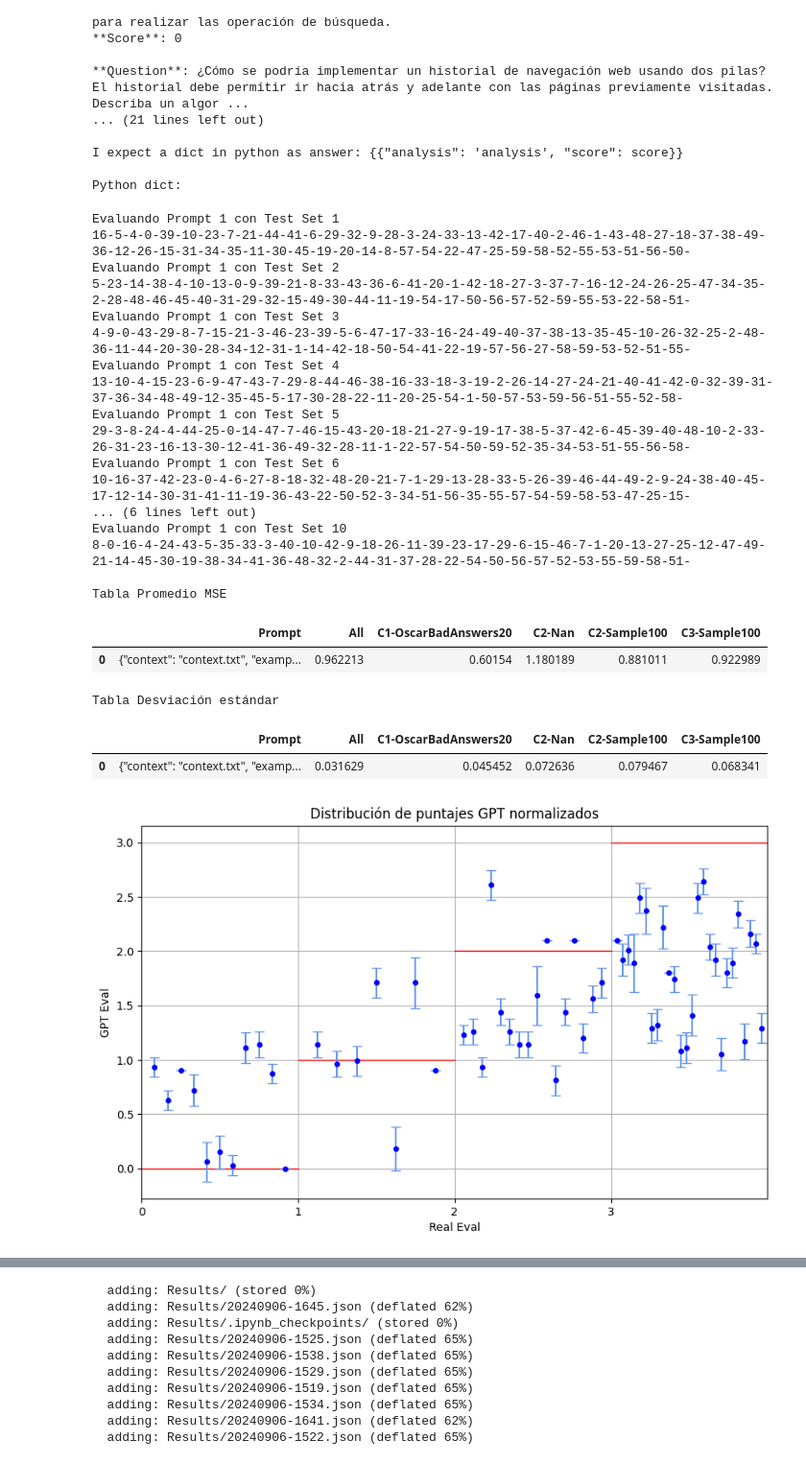
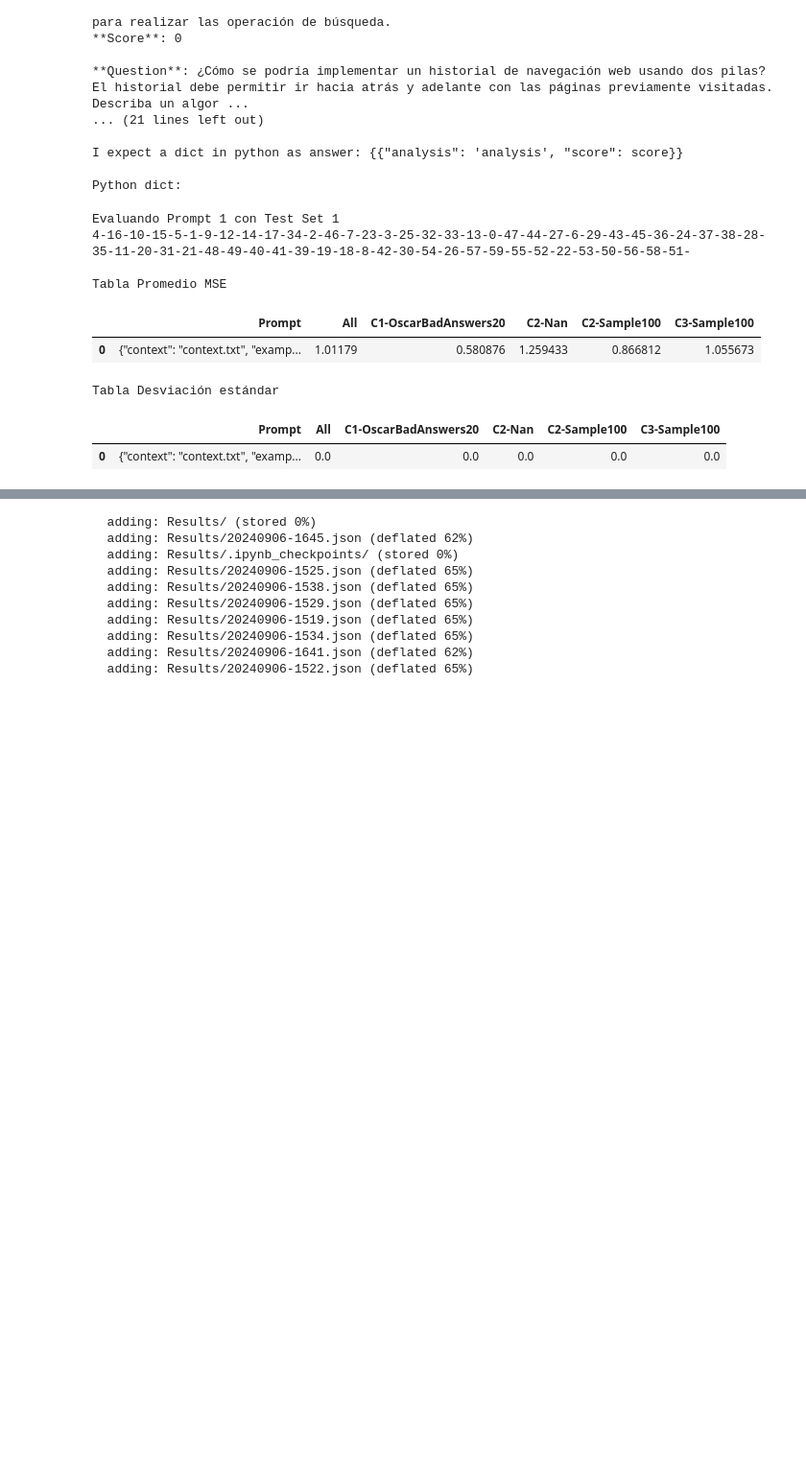
Before and after one commit to OscarRojasG/Experimentos-GPTValidator, a Jupyter notebook: Framework_Experimentos.ipynb, the cells around one changed output, grey strips where cells are left out. Shown at 96% size. Drawn from its saved outputs; the diff is of its cells as text; code cells hidden in the pictures; blank space fills up the shorter version.

```diff
--- a/Framework_Experimentos.ipynb
+++ b/Framework_Experimentos.ipynb
@@ -157,6 +162,7 @@ def load_dataset(path, sheet_name, column_data):
         df = df.rename(columns={value: key})
 
     df = df[mandatory_cols]
+    df['row'] = df.index + 2
     show_dataset_info(df)
     return df
 # %% [markdown]
@@ -796,28 +847,14 @@ I expect a dict in python as answer: {{"analysis": 'analysis', "score": score}}
 
 Python dict:
 # %%
-x = experiment(df, prompts, repetitions=10, eval_function="map", eval_params=[1, 3.33, 6.66], train_set_size=40, test_set_size=60, seed=42, model="gpt-4o-mini", temperature=0.1, normalize_mse=False, repeat_test_set=True)
+x = experiment(df, prompts, repetitions=1, eval_function="map", eval_params=[1, 3.33, 6.66], train_set_size=40, test_set_size=60, seed=42, model="gpt-4o-mini", temperature=0.1, normalize_mse=False, repeat_test_set=True)
 # %% [output]
 Evaluando Prompt 1 con Test Set 1
-16-5-4-0-39-10-23-7-21-44-41-6-29-32-9-28-3-24-33-13-42-17-40-2-46-1-43-48-27-18-37-38-49-36-12-26-15-31-34-35-11-30-45-19-20-14-8-57-54-22-47-25-59-58-52-55-53-51-56-50-
-Evaluando Prompt 1 con Test Set 2
-5-23-14-38-4-10-13-0-9-39-21-8-33-43-36-6-41-20-1-42-18-27-3-37-7-16-12-24-26-25-47-34-35-2-28-48-46-45-40-31-29-32-15-49-30-44-11-19-54-17-50-56-57-52-59-55-53-22-58-51-
-Evaluando Prompt 1 con Test Set 3
-4-9-0-43-29-8-7-15-21-3-46-23-39-5-6-47-17-33-16-24-49-40-37-38-13-35-45-10-26-32-25-2-48-36-11-44-20-30-28-34-12-31-1-14-42-18-50-54-41-22-19-57-56-27-58-59-53-52-51-55-
-Evaluando Prompt 1 con Test Set 4
-13-10-4-15-23-6-9-47-43-7-29-8-44-46-38-16-33-18-3-19-2-26-14-27-24-21-40-41-42-0-32-39-31-37-36-34-48-49-12-35-45-5-17-30-28-22-11-20-25-54-1-50-57-53-59-56-51-55-52-58-
-Evaluando Prompt 1 con Test Set 5
-29-3-8-24-4-44-25-0-14-47-7-46-15-43-20-18-21-27-9-19-17-38-5-37-42-6-45-39-40-48-10-2-33-26-31-23-16-13-30-12-41-36-49-32-28-11-1-22-57-54-50-59-52-35-34-53-51-55-56-58-
-Evaluando Prompt 1 con Test Set 6
-10-16-37-42-23-0-4-6-27-8-18-32-48-20-21-7-1-29-13-28-33-5-26-39-46-44-49-2-9-24-38-40-45-17-12-14-30-31-41-11-19-36-43-22-50-52-3-34-51-56-35-55-57-54-59-58-53-47-25-15-
-... (6 lines left out)
-Evaluando Prompt 1 con Test Set 10
-8-0-16-4-24-43-5-35-33-3-40-10-42-9-18-26-11-39-23-17-29-6-15-46-7-1-20-13-27-25-12-47-49-21-14-45-30-19-38-34-41-36-48-32-2-44-31-37-28-22-54-50-56-57-52-53-55-59-58-51-
+4-16-10-15-5-1-9-12-14-17-34-2-46-7-23-3-25-32-33-13-0-47-44-27-6-29-43-45-36-24-37-38-28-35-11-20-31-21-48-49-40-41-39-19-18-8-42-30-54-26-57-59-55-52-22-53-50-56-58-51-
 
 Tabla Promedio MSE
 |  | Prompt | All | C1-OscarBadAnswers20 | C2-Nan | C2-Sample100 | C3-Sample100 |
-| 0 | {"context": "context.txt", "examp... | 0.962213 | 0.60154 | 1.180189 | 0.881011 | 0.922989 |
+| 0 | {"context": "context.txt", "examp... | 1.01179 | 0.580876 | 1.259433 | 0.866812 | 1.055673 |
 Tabla Desviación estándar
 |  | Prompt | All | C1-OscarBadAnswers20 | C2-Nan | C2-Sample100 | C3-Sample100 |
-| 0 | {"context": "context.txt", "examp... | 0.031629 | 0.045452 | 0.072636 | 0.079467 | 0.068341 |
+| 0 | {"context": "context.txt", "examp... | 0.0 | 0.0 | 0.0 | 0.0 | 0.0 |
-[figure, removed]
```
Also changed, not shown: parts of 4 cells of this notebook.
